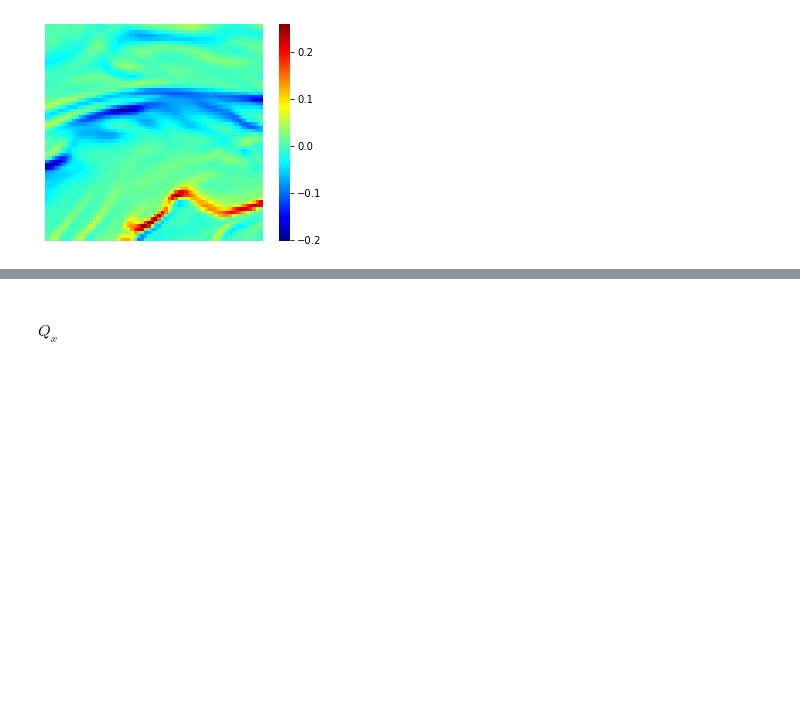
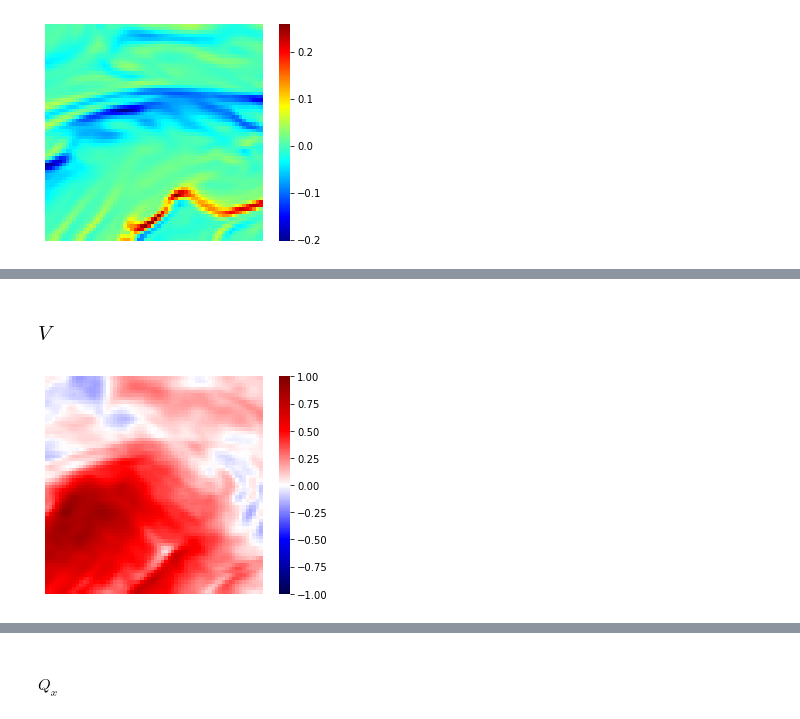
Before and after one commit to AI-for-Ocean-Science/ulmo, a Jupyter notebook: docs/nb/LLC/LLC_Frontogenesis.ipynb, the cells around one changed output, grey strips where cells are left out. Saved outputs shown, nothing was run; the diff lists cells and outputs as text; code cells hidden in the pictures; blank space fills up the shorter version.

```diff
--- a/docs/nb/LLC/LLC_Frontogenesis.ipynb
+++ b/docs/nb/LLC/LLC_Frontogenesis.ipynb
@@ -164,0 +177,6 @@ _ = plotting.show_image(dbdy, set_aspect='equal')
+# %% [markdown]
+### $V$
+# %%
+_ = plotting.show_image(V_cutout, set_aspect='equal', cm='seismic', vmnx=(-1,1))
+# %% [output]
+[figure, added]
```
Also changed, not shown: parts of 10 cells of this notebook.
